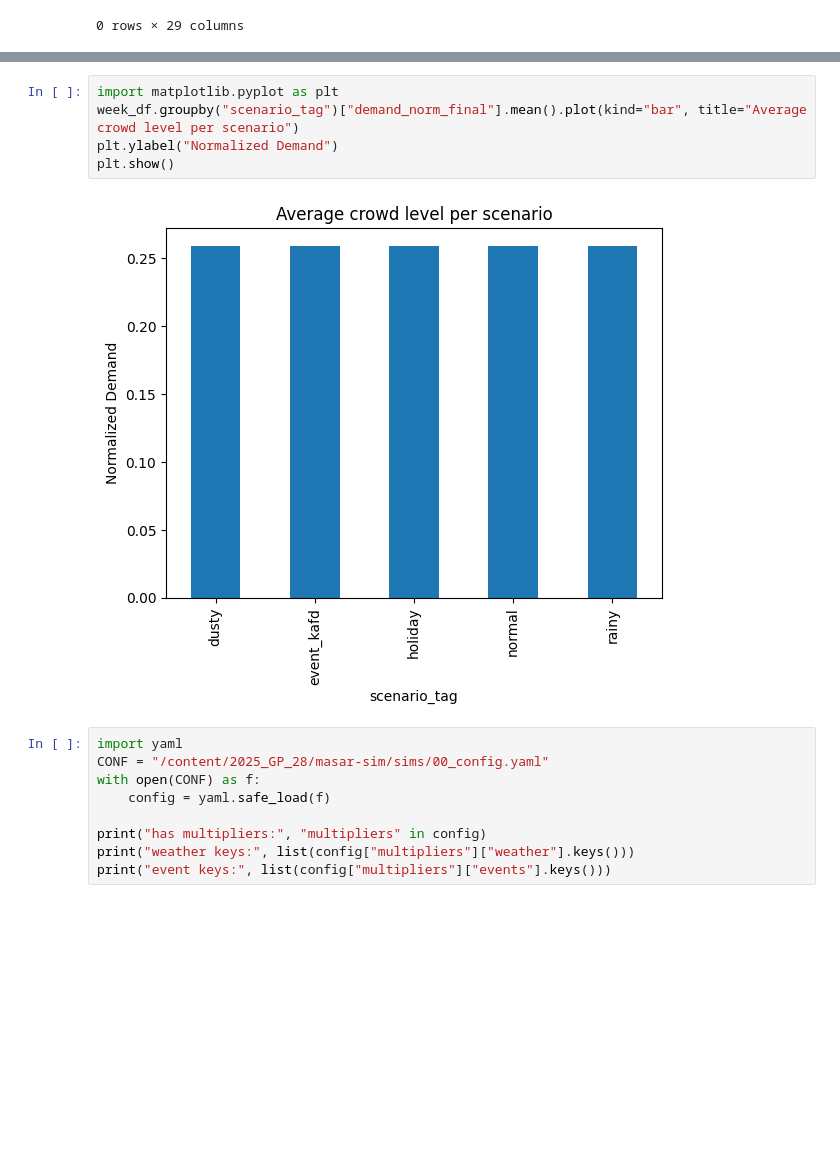
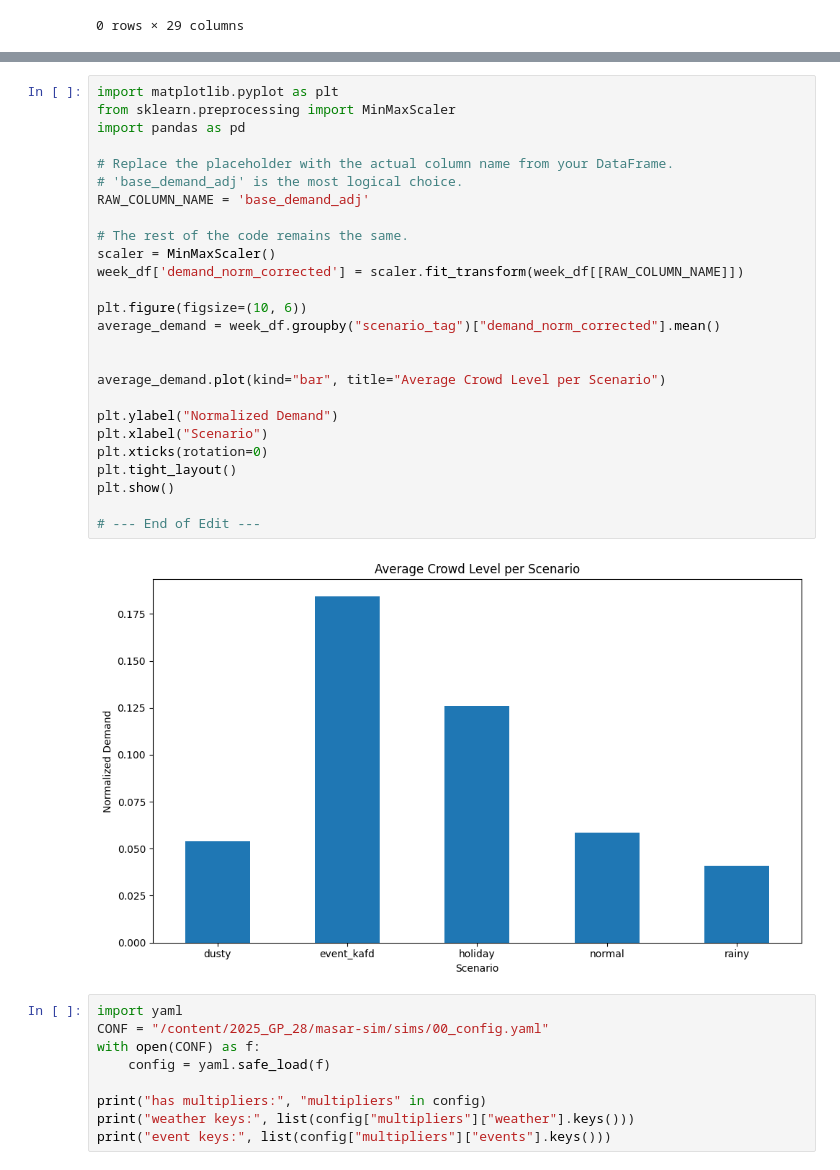
Before and after one commit to Jana-Alrzoog/2025_GP_28, a Jupyter notebook: masar-sim/notebooks/masar_occupancy_week.ipynb, the cells around one changed output, grey strips where cells are left out. Saved outputs shown, nothing was run; the diff lists cells and outputs as text; blank space fills up the shorter version.

```diff
--- a/masar-sim/notebooks/masar_occupancy_week.ipynb
+++ b/masar-sim/notebooks/masar_occupancy_week.ipynb
@@ -333,10 +330,31 @@ week_df.groupby("scenario_tag")[["modifier","base_demand","demand_norm_final"]].
-# %%
-import matplotlib.pyplot as plt
-week_df.groupby("scenario_tag")["demand_norm_final"].mean().plot(kind="bar", title="Average crowd level per scenario")
-plt.ylabel("Normalized Demand")
-plt.show()
-# %% [output]
-[figure, removed]
+# %%
+import matplotlib.pyplot as plt
+from sklearn.preprocessing import MinMaxScaler
+import pandas as pd
+
+# Replace the placeholder with the actual column name from your DataFrame.
+# 'base_demand_adj' is the most logical choice.
+RAW_COLUMN_NAME = 'base_demand_adj'
+
+# The rest of the code remains the same.
+scaler = MinMaxScaler()
+week_df['demand_norm_corrected'] = scaler.fit_transform(week_df[[RAW_COLUMN_NAME]])
+
+plt.figure(figsize=(10, 6))
+average_demand = week_df.groupby("scenario_tag")["demand_norm_corrected"].mean()
+
+
+average_demand.plot(kind="bar", title="Average Crowd Level per Scenario")
+
+plt.ylabel("Normalized Demand")
+plt.xlabel("Scenario")
+plt.xticks(rotation=0)
+plt.tight_layout()
+plt.show()
+
+# --- End of Edit ---
+# %% [output]
+[figure, added]
 # %%
 import yaml
 CONF = "/content/2025_GP_28/masar-sim/sims/00_config.yaml"
```
Also changed, not shown: parts of 11 cells of this notebook.
